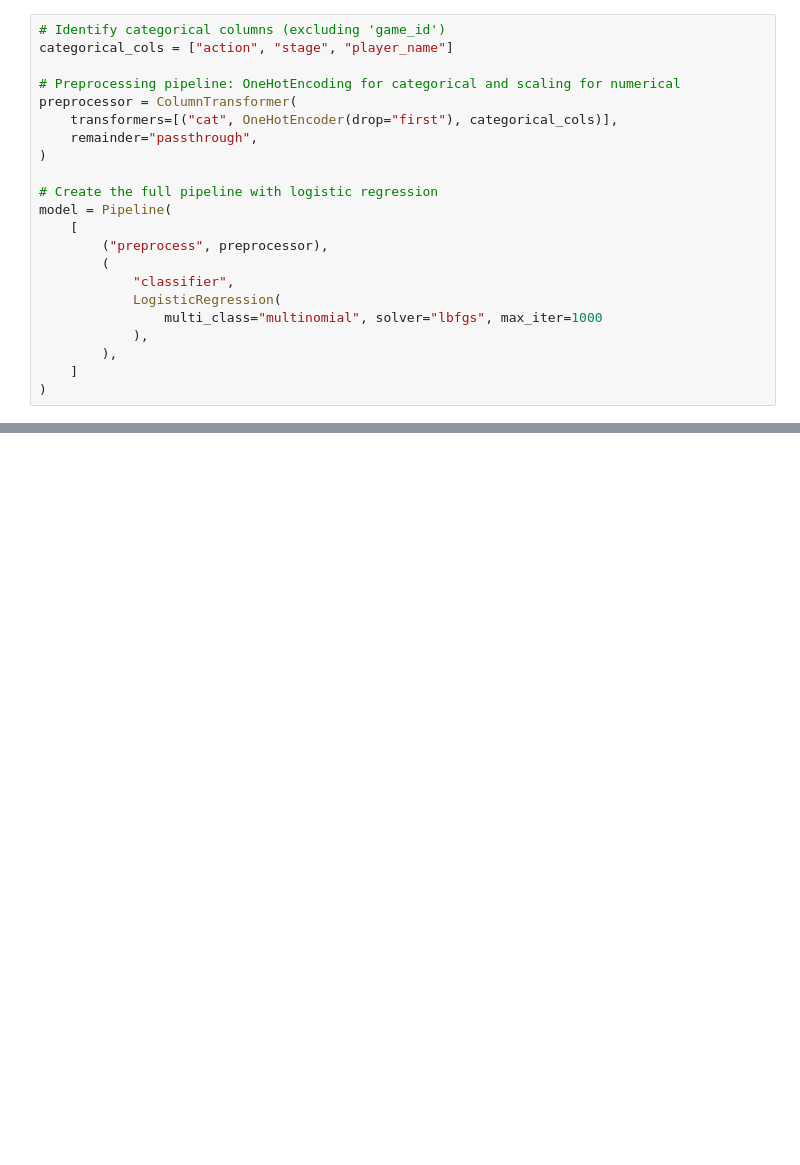
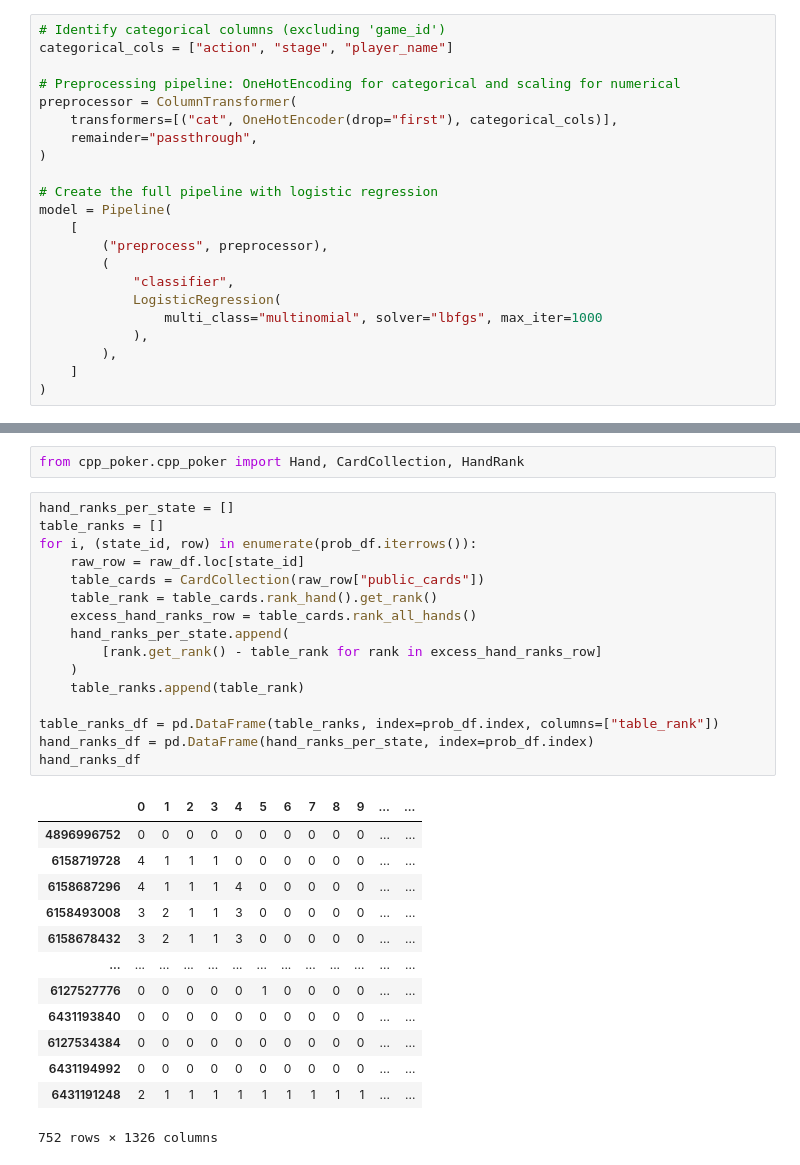
Before and after one commit to tjespe/texas-holdem-ai, a Jupyter notebook: hidden_state_model/rank_model.ipynb, the cells around one changed output, grey strips where cells are left out. Cells and saved outputs as stored; diff of their text form; blank space fills up the shorter version.

```diff
--- a/hidden_state_model/model.ipynb
+++ b/hidden_state_model/rank_model.ipynb
@@ -263,0 +266,32 @@ prob_df[prob_df["correct"] == False]
+# %%
+from cpp_poker.cpp_poker import Hand, CardCollection, HandRank
+# %%
+hand_ranks_per_state = []
+table_ranks = []
+for i, (state_id, row) in enumerate(prob_df.iterrows()):
+    raw_row = raw_df.loc[state_id]
+    table_cards = CardCollection(raw_row["public_cards"])
+    table_rank = table_cards.rank_hand().get_rank()
+    excess_hand_ranks_row = table_cards.rank_all_hands()
+    hand_ranks_per_state.append(
+        [rank.get_rank() - table_rank for rank in excess_hand_ranks_row]
+    )
+    table_ranks.append(table_rank)
+
+table_ranks_df = pd.DataFrame(table_ranks, index=prob_df.index, columns=["table_rank"])
+hand_ranks_df = pd.DataFrame(hand_ranks_per_state, index=prob_df.index)
+hand_ranks_df
+# %% [output]
+|  | 0 | 1 | 2 | 3 | 4 | 5 | 6 | 7 | 8 | 9 | ... | ... |
+| 4896996752 | 0 | 0 | 0 | 0 | 0 | 0 | 0 | 0 | 0 | 0 | ... | ... |
+| 6158719728 | 4 | 1 | 1 | 1 | 0 | 0 | 0 | 0 | 0 | 0 | ... | ... |
+| 6158687296 | 4 | 1 | 1 | 1 | 4 | 0 | 0 | 0 | 0 | 0 | ... | ... |
+| 6158493008 | 3 | 2 | 1 | 1 | 3 | 0 | 0 | 0 | 0 | 0 | ... | ... |
+| 6158678432 | 3 | 2 | 1 | 1 | 3 | 0 | 0 | 0 | 0 | 0 | ... | ... |
+| ... | ... | ... | ... | ... | ... | ... | ... | ... | ... | ... | ... | ... |
+| 6127527776 | 0 | 0 | 0 | 0 | 0 | 1 | 0 | 0 | 0 | 0 | ... | ... |
+| 6431193840 | 0 | 0 | 0 | 0 | 0 | 0 | 0 | 0 | 0 | 0 | ... | ... |
+| 6127534384 | 0 | 0 | 0 | 0 | 0 | 0 | 0 | 0 | 0 | 0 | ... | ... |
+| 6431194992 | 0 | 0 | 0 | 0 | 0 | 0 | 0 | 0 | 0 | 0 | ... | ... |
+| 6431191248 | 2 | 1 | 1 | 1 | 1 | 1 | 1 | 1 | 1 | 1 | ... | ... |
+752 rows × 1326 columns
```
Also changed, not shown: parts of 10 cells of this notebook, 6 other files.
